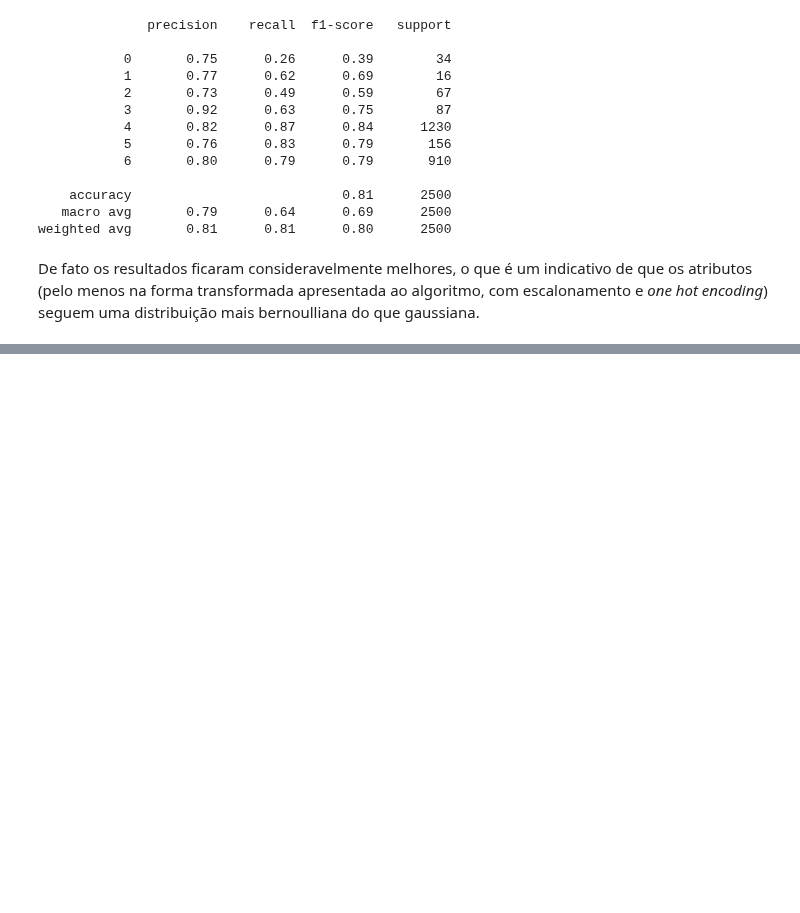
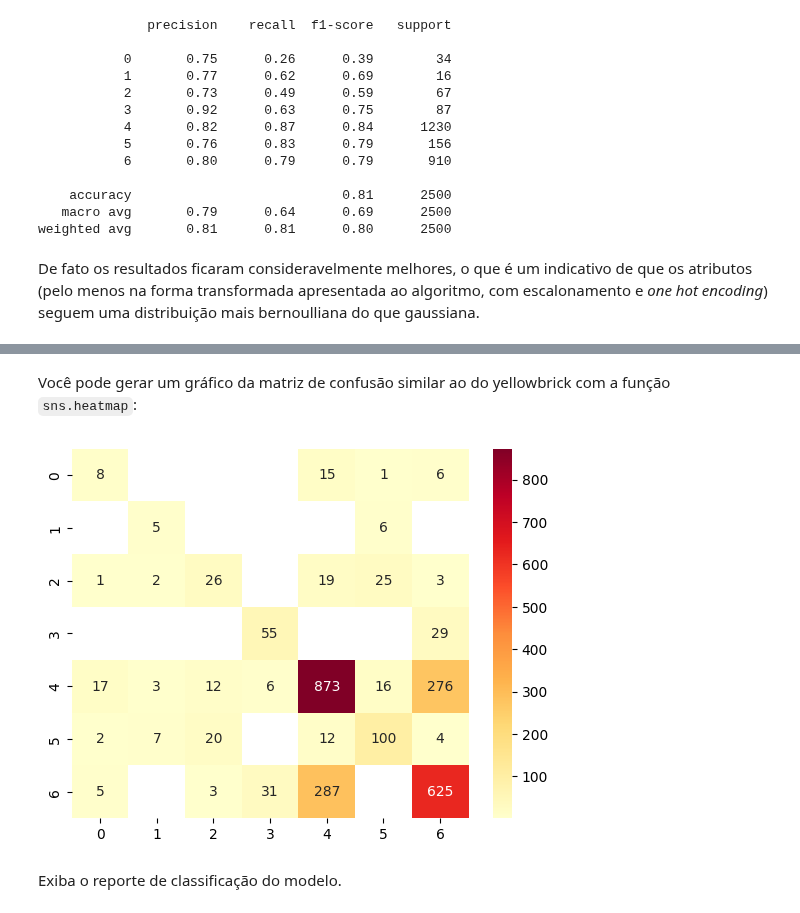
Before and after one commit to YtalloPereira/cursoml-datascience-praticas, a Jupyter notebook: notebooks/lab_covtype.ipynb, the cells around one changed output, grey strips where cells are left out. Cells and saved outputs as stored; diff of their text form; code cells hidden in the pictures; blank space fills up the shorter version.

Commit message:
:sparkles: feat: implementando majority learner e classificação por regras  na base cov_types_regras

```diff
--- a/notebooks/lab_covtype.ipynb
+++ b/notebooks/lab_covtype.ipynb
@@ -576,0 +661,3 @@ De fato os resultados ficaram consideravelmente melhores, o que é um indicativo
+# %%
+cn2_classifier = Orange.classification.rules.CN2Learner()
+rules = cn2_classifier(base_treino)
@@ -576,0 +691,3 @@ De fato os resultados ficaram consideravelmente melhores, o que é um indicativo
+# %%
+y_pred = rules(base_teste)
+y_pred
@@ -576,0 +698,3 @@ De fato os resultados ficaram consideravelmente melhores, o que é um indicativo
+# %%
+y_test = base_teste.Y
+y_test
@@ -576,0 +711,3 @@ De fato os resultados ficaram consideravelmente melhores, o que é um indicativo
+# %%
+cm = confusion_matrix(y_test, y_pred)
+cm
@@ -576,0 +722,13 @@ De fato os resultados ficaram consideravelmente melhores, o que é um indicativo
+# %% [markdown]
+Você pode gerar um gráfico da matriz de confusão similar ao do yellowbrick com a função `sns.heatmap`:
+# %%
+sns.heatmap(cm,
+            annot=True, # para exibir as contagens nas células do gráfico
+            fmt='d', # para que os valores sejam em formato inteiro
+            cmap='YlOrRd', # o mesmo mapa de cor do yellowbrick
+            mask = (cm == 0) # não exibe os valores e a cor onde o valor for igual a 0
+            );
+# %% [output]
+[figure, added]
+# %% [markdown]
+Exiba o reporte de classificação do modelo.
```
Also changed, not shown: parts of 44 cells of this notebook.
